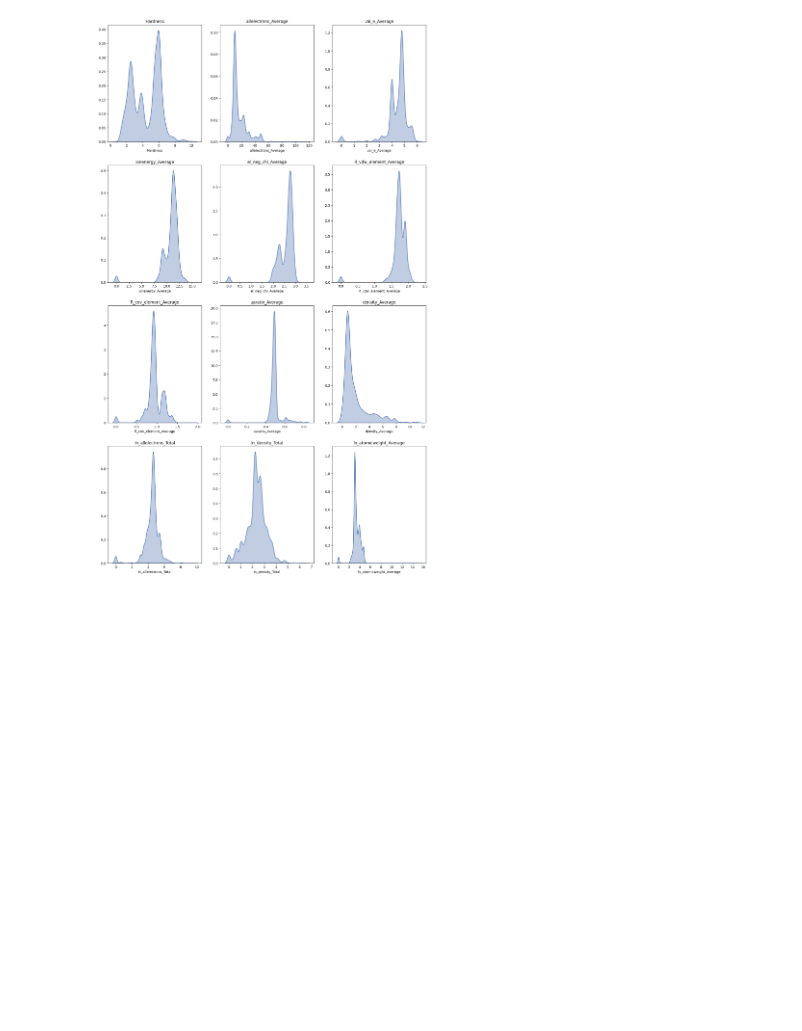
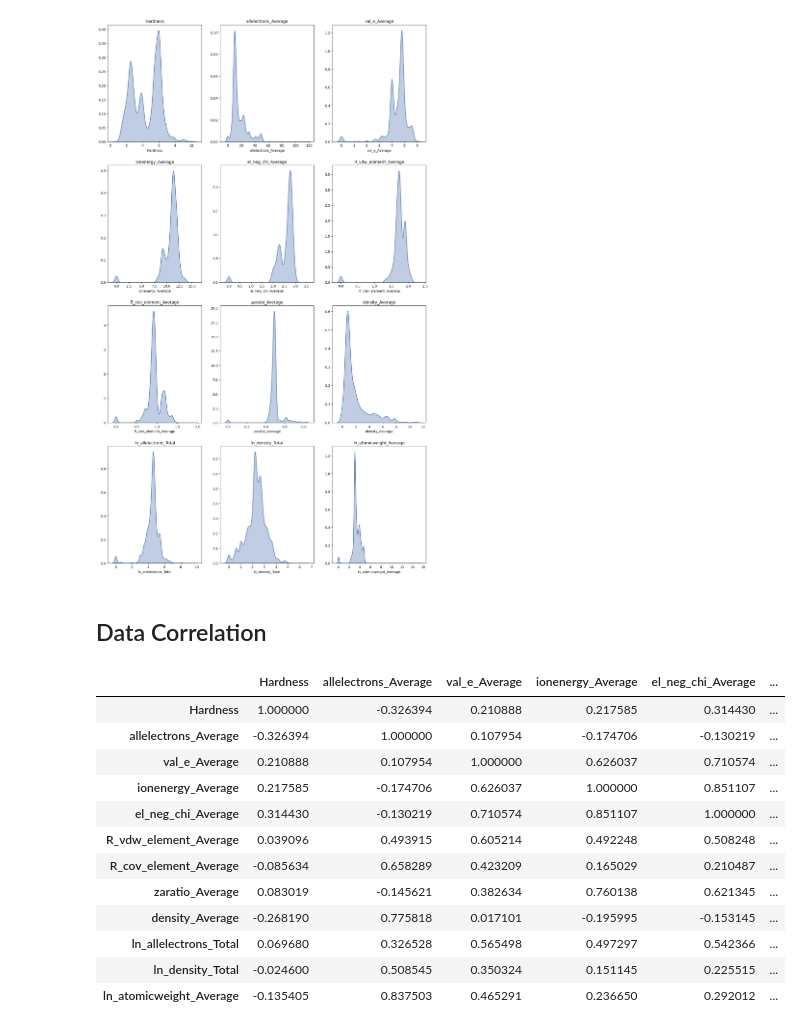
Before and after one commit to dessyamirudin/competition_2026, a Jupyter notebook: one_dollar_kaggle/OneDollar - Data + Exploration.ipynb, the cells around one changed output. Cells and saved outputs as stored; diff of their text form; code cells hidden in the pictures; blank space fills up the shorter version.

```diff
--- a/one_dollar_kaggle/OneDollar - Data + Exploration.ipynb
+++ b/one_dollar_kaggle/OneDollar - Data + Exploration.ipynb
@@ -179,3 +179,5 @@ for ax, col in zip(axes.flatten(), num_cols_cl):
     ax.set_ylabel("")
 # %% [output]
 [figure]
+# %% [markdown]
+## Data Correlation
@@ -181,0 +186,16 @@ for ax, col in zip(axes.flatten(), num_cols_cl):
+# %%
+matrix_corr
+# %% [output]
+|  | Hardness | allelectrons_Average | val_e_Average | ionenergy_Average | el_neg_chi_Average | ... |
+| Hardness | 1.000000 | -0.326394 | 0.210888 | 0.217585 | 0.314430 | ... |
+| allelectrons_Average | -0.326394 | 1.000000 | 0.107954 | -0.174706 | -0.130219 | ... |
+| val_e_Average | 0.210888 | 0.107954 | 1.000000 | 0.626037 | 0.710574 | ... |
+| ionenergy_Average | 0.217585 | -0.174706 | 0.626037 | 1.000000 | 0.851107 | ... |
+| el_neg_chi_Average | 0.314430 | -0.130219 | 0.710574 | 0.851107 | 1.000000 | ... |
+| R_vdw_element_Average | 0.039096 | 0.493915 | 0.605214 | 0.492248 | 0.508248 | ... |
+| R_cov_element_Average | -0.085634 | 0.658289 | 0.423209 | 0.165029 | 0.210487 | ... |
+| zaratio_Average | 0.083019 | -0.145621 | 0.382634 | 0.760138 | 0.621345 | ... |
+| density_Average | -0.268190 | 0.775818 | 0.017101 | -0.195995 | -0.153145 | ... |
+| ln_allelectrons_Total | 0.069680 | 0.326528 | 0.565498 | 0.497297 | 0.542366 | ... |
+| ln_density_Total | -0.024600 | 0.508545 | 0.350324 | 0.151145 | 0.225515 | ... |
+| ln_atomicweight_Average | -0.135405 | 0.837503 | 0.465291 | 0.236650 | 0.292012 | ... |
```
Also changed, not shown: parts of 3 cells of this notebook, 1 other file.
